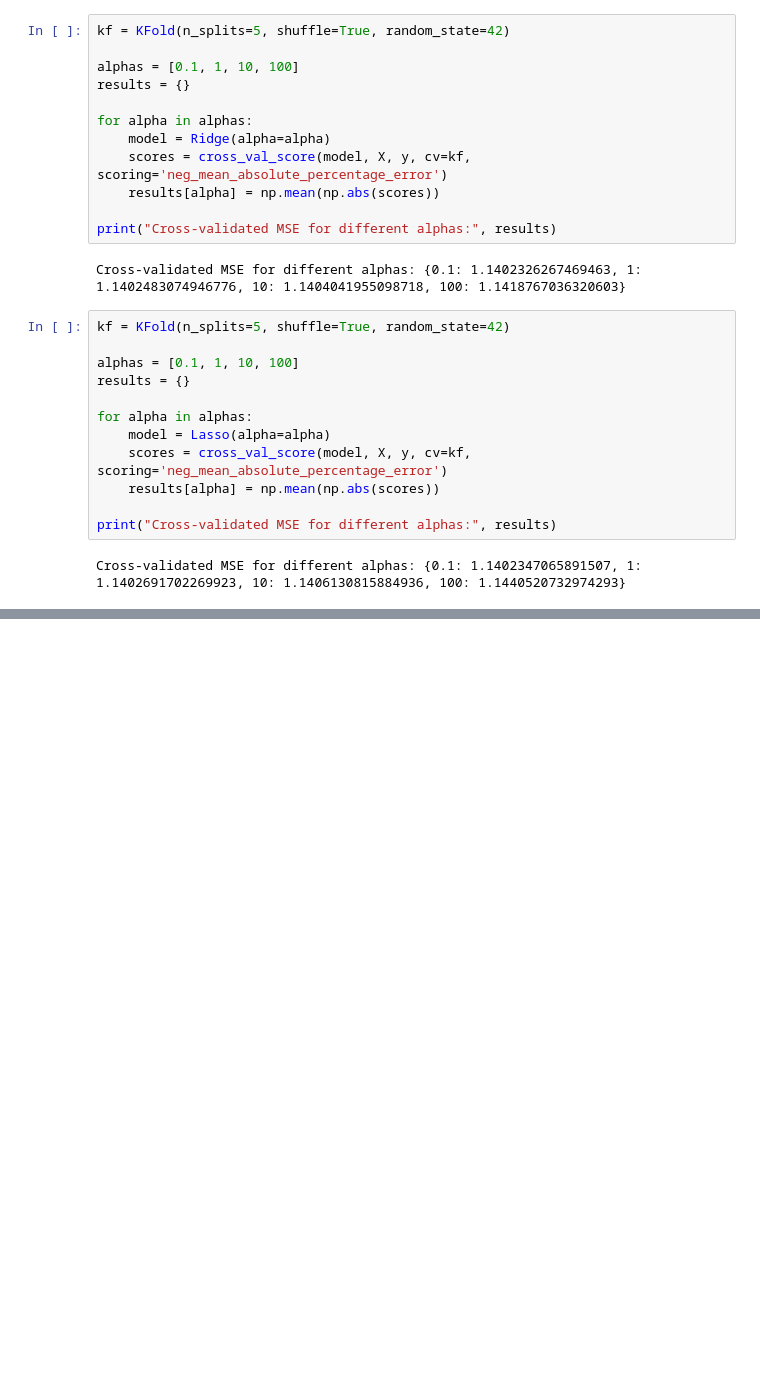
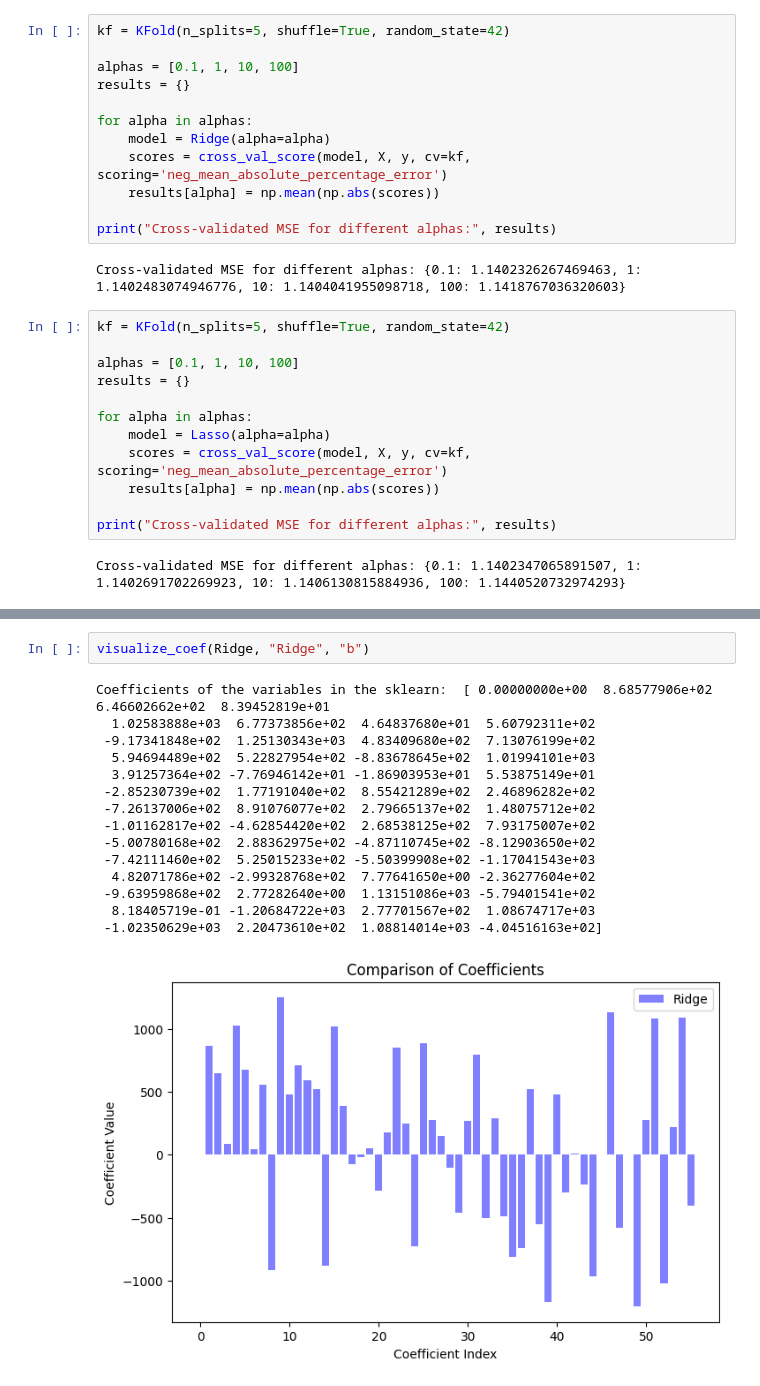
Before and after one commit to farzamasadian/ml-practice, a Jupyter notebook: insurance.ipynb, the cells around one changed output, grey strips where cells are left out. Saved outputs shown, nothing was run; the diff lists cells and outputs as text; blank space fills up the shorter version.

```diff
--- a/insurance.ipynb
+++ b/insurance.ipynb
@@ -333,0 +398,18 @@ Cross-validated MSE for different alphas: {0.1: 1.1402347065891507, 1: 1.1402691
+# %%
+visualize_coef(Ridge, "Ridge", "b")
+# %% [output]
+Coefficients of the variables in the sklearn:  [ 0.00000000e+00  8.68577906e+02  6.46602662e+02  8.39452819e+01
+  1.02583888e+03  6.77373856e+02  4.64837680e+01  5.60792311e+02
+ -9.17341848e+02  1.25130343e+03  4.83409680e+02  7.13076199e+02
+  5.94694489e+02  5.22827954e+02 -8.83678645e+02  1.01994101e+03
+  3.91257364e+02 -7.76946142e+01 -1.86903953e+01  5.53875149e+01
+ -2.85230739e+02  1.77191040e+02  8.55421289e+02  2.46896282e+02
+ -7.26137006e+02  8.91076077e+02  2.79665137e+02  1.48075712e+02
+ -1.01162817e+02 -4.62854420e+02  2.68538125e+02  7.93175007e+02
+ -5.00780168e+02  2.88362975e+02 -4.87110745e+02 -8.12903650e+02
+ -7.42111460e+02  5.25015233e+02 -5.50399908e+02 -1.17041543e+03
+  4.82071786e+02 -2.99328768e+02  7.77641650e+00 -2.36277604e+02
+ -9.63959868e+02  2.77282640e+00  1.13151086e+03 -5.79401541e+02
+  8.18405719e-01 -1.20684722e+03  2.77701567e+02  1.08674717e+03
+ -1.02350629e+03  2.20473610e+02  1.08814014e+03 -4.04516163e+02]
+[figure, added]
```
Also changed, not shown: parts of 10 cells of this notebook.
